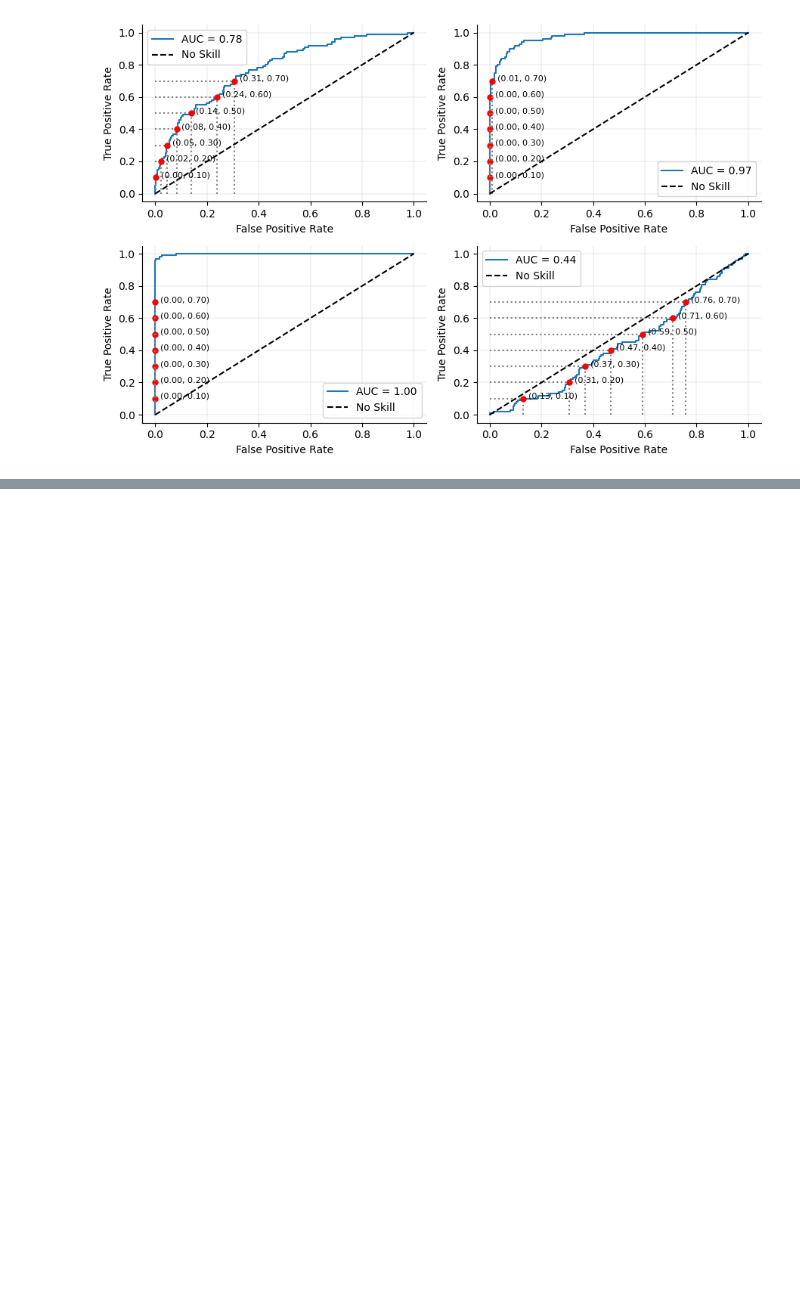
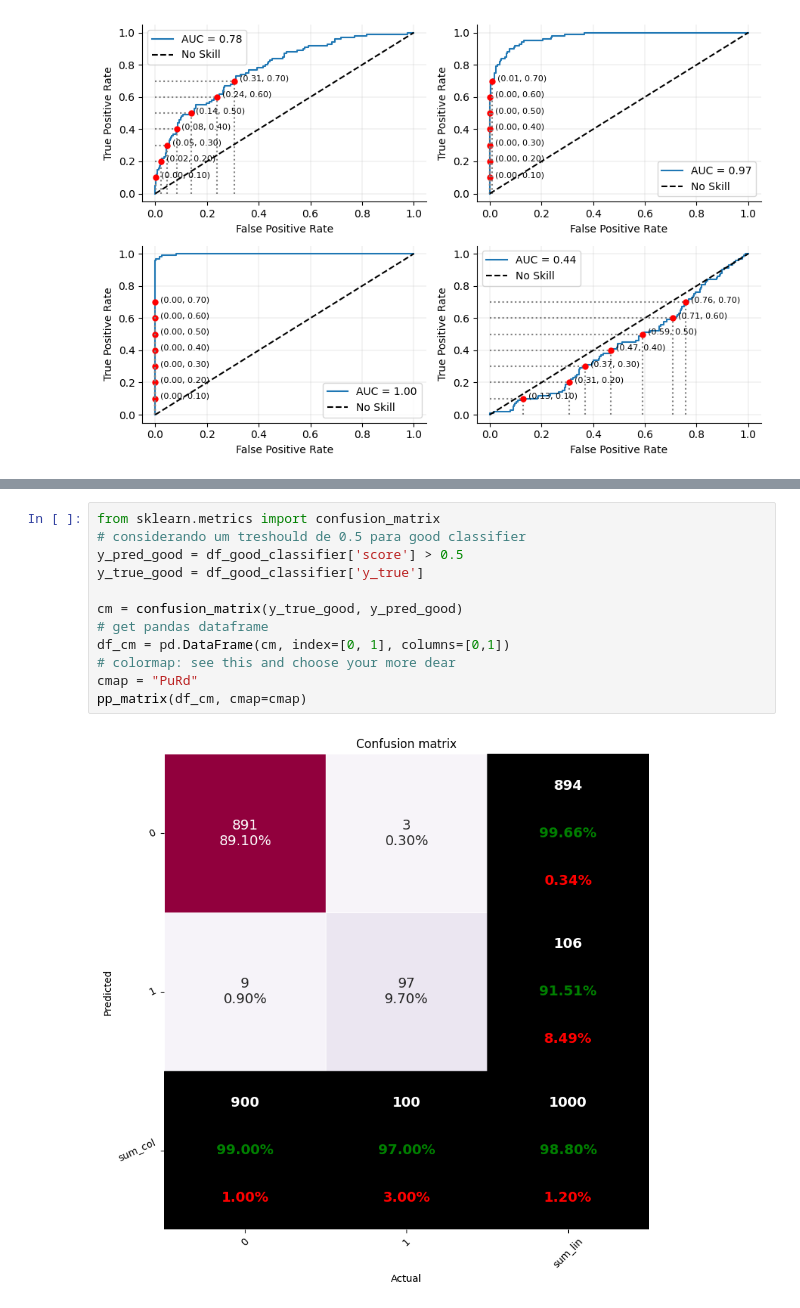
Before and after one commit to Cristiano2132/binary_regression_metrics, a Jupyter notebook: ks_classification.ipynb, the cells around one changed output, grey strips where cells are left out. Drawn from its saved outputs; the diff is of its cells as text; blank space fills up the shorter version.

```diff
--- a/ks_classification.ipynb
+++ b/ks_classification.ipynb
@@ -302,0 +626,14 @@ plt.show()
+# %%
+from sklearn.metrics import confusion_matrix
+# considerando um treshould de 0.5 para good classifier
+y_pred_good = df_good_classifier['score'] > 0.5
+y_true_good = df_good_classifier['y_true']
+
+cm = confusion_matrix(y_true_good, y_pred_good)
+# get pandas dataframe
+df_cm = pd.DataFrame(cm, index=[0, 1], columns=[0,1])
+# colormap: see this and choose your more dear
+cmap = "PuRd"
+pp_matrix(df_cm, cmap=cmap)
+# %% [output]
+[figure, added]
```
Also changed, not shown: parts of 6 cells of this notebook, 1 other file.
